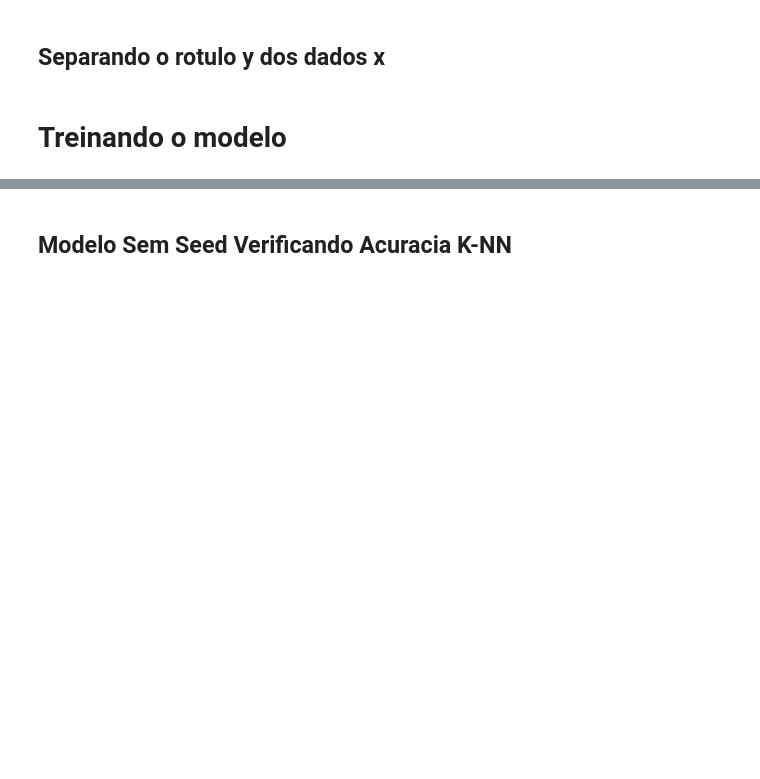
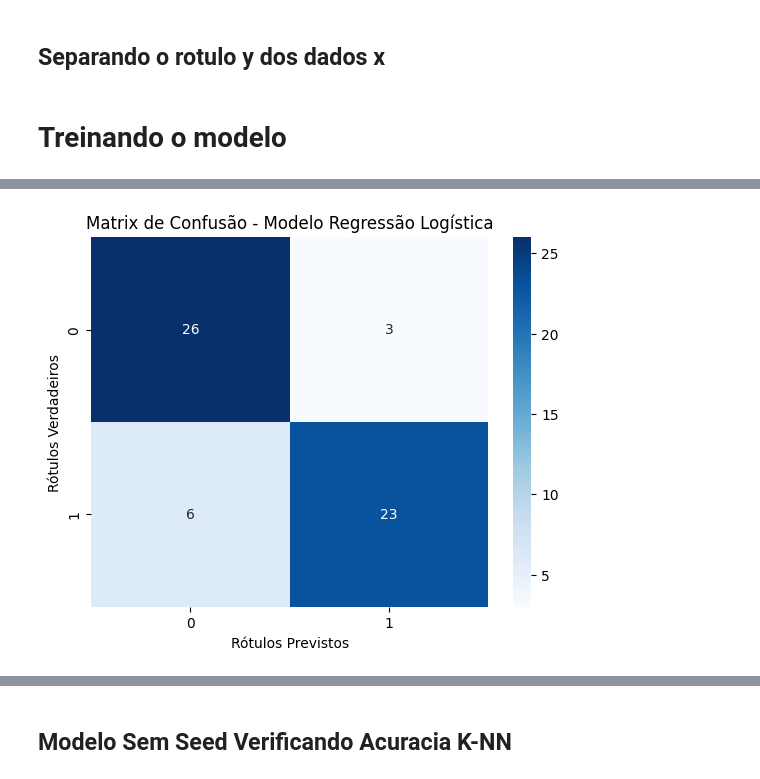
Before and after one commit to Ronildo22/ML_ClassificacaoDepressao, a Jupyter notebook: A3modelo_RegressaoLogistica.ipynb, the cells around one changed output, grey strips where cells are left out. Saved outputs shown, nothing was run; the diff lists cells and outputs as text; code cells hidden in the pictures; blank space fills up the shorter version.

```diff
--- a/A3modelo_RegressaoLogistica.ipynb
+++ b/A3modelo_RegressaoLogistica.ipynb
@@ -130,0 +175,20 @@ Name: count, dtype: int64
+# %%
+cl_genero = df_depressao['genero']
+
+lista_index_genero = []
+
+cl_genero_value_0 = cl_genero.value_counts()[0]
+cl_genero_value_1 = cl_genero.value_counts()[1]
+quant_vies_remover = (cl_genero_value_1 - cl_genero_value_0) - 1
+
+i = 0
+for index, valor in enumerate(cl_genero):
+
+    if valor == 1 and i <= quant_vies_remover:
+
+        lista_index_genero.append(index)
+        cl_genero.drop(index=[index], inplace=True)
+        i += 1
+
+print(cl_genero.value_counts())
+print(cl_genero.count())
@@ -245,0 +557,60 @@ Raiz do Erro Quadrático Médio (RMSE): 6.64
+# %%
+seed = 0
+
+x_train, x_test, y_train, y_test = train_test_split(x, y, test_size=0.25, stratify=y, random_state=seed)
+
+logistic_regression = LogisticRegression(random_state=seed)
+logistic_regression.fit(x_train, y_train)
+
+pred = logistic_regression.predict(x_test)
+
+acuracia = accuracy_score(y_test, pred)
+acuracia = acuracia * 100
+
+recall = recall_score(y_test, pred)
+recall = recall * 100
+
+precisao = precision_score(y_test, pred)
+precisao = precisao * 100
+
+f1 = f1_score(y_test, pred)
+f1 = f1 * 100
+
+mae = mean_absolute_error(y_test, pred)
+
+mse = mean_squared_error(y_test, pred)
+
+rmse = np.sqrt(mse)
+rmse
+
+
+print('========== Metricas do modelo ==========')
+print(f'Acuracia: {acuracia:.0f}%')
+print(f'Recall: {recall:.0f}%')
+print(f'Precisao: {precisao:.2f}%')
+print(f'F1-score: {f1:.2f}%')
+print(f"Erro Absoluto Médio (MAE): {mae:.2f}",)
+print(f"Erro Quadrático Médio (MSE): {mse:.2f}")
+print(f"Raiz do Erro Quadrático Médio (RMSE): {rmse:.2f}")
+
+
+matriz_confusao = confusion_matrix(y_test, pred)
+sns.heatmap(matriz_confusao, annot=True, fmt='d', cmap='Blues')
+plt.title('Matrix de Confusão - Modelo Regressão Logística')
+plt.xlabel('Rótulos Previstos')
+plt.ylabel('Rótulos Verdadeiros')
+plt.show()
+
+
+fpr, tpr, thresholds = roc_curve(y_test, pred)
+roc_auc = auc(fpr, tpr)
+roc_df = pd.DataFrame({'FPR': fpr, 'TPR': tpr})
+plt.figure(figsize=(8, 6))
+sns.lineplot(data=roc_df, x='FPR', y='TPR', label=f'AUC = {roc_auc:.2f}')
+plt.plot([0, 1], [0, 1], linestyle='--', color='r', label='Random')
+plt.title('Curva ROC - Modelo Regressão Logística')
+plt.xlabel('Taxa de Falsos Positivos (FPR)')
+plt.ylabel('Taxa de Verdadeiros Positivos (TPR)')
+plt.legend()
+plt.show()
+# %% [output]
@@ -245,0 +625 @@ Raiz do Erro Quadrático Médio (RMSE): 6.64
+[figure, added]
```
Also changed, not shown: parts of 28 cells of this notebook, 3 other files.
